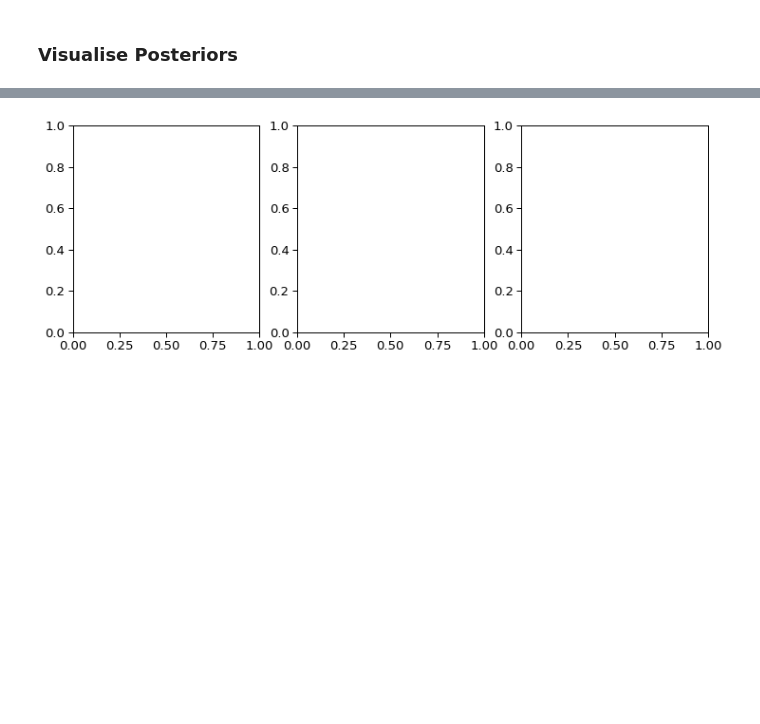
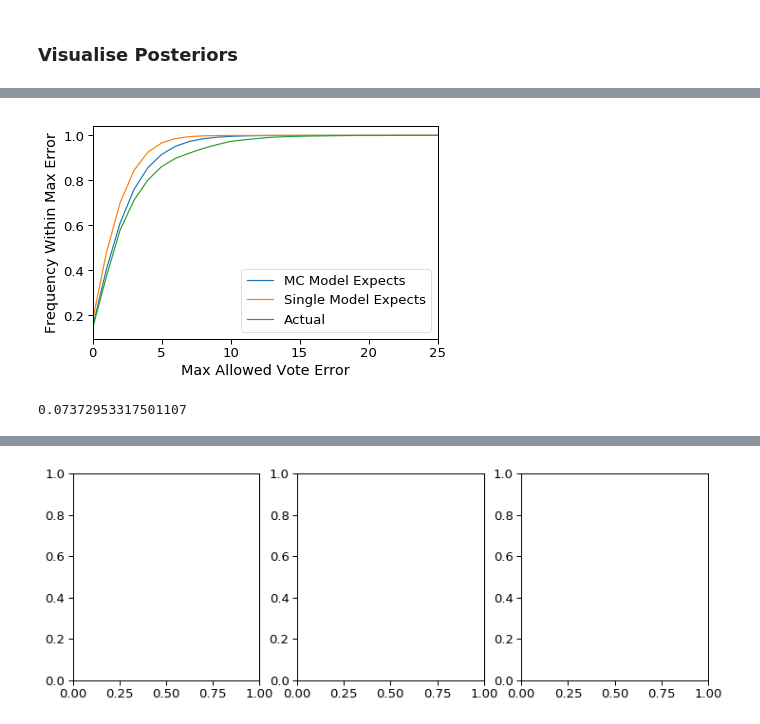
Before and after one commit to colinleach/zoobot, a Jupyter notebook: notebooks/aas_uncertainty.ipynb, the cells around one changed output, grey strips where cells are left out. Cells and saved outputs as stored; diff of their text form; code cells hidden in the pictures; blank space fills up the shorter version.

```diff
--- a/notebooks/aas_uncertainty.ipynb
+++ b/notebooks/aas_uncertainty.ipynb
@@ -173,0 +224,4 @@ See the caveats in the documentation: http://pandas.pydata.org/pandas-docs/stabl
+# %%
+single_state = metrics.load_iteration_state(single_save_dir)
+single_model = metrics.Model(single_state, name=model_name)
+single_sim_model = simulated_metrics.SimulatedModel(single_model, catalog)
@@ -216,0 +293,32 @@ fig = custom_samples(np.array(sim_model.model.samples[selected, :1]), np.array(s
+# %%
+fig, ax = plt.subplots()
+coverage_df = discrete_coverage.evaluate_discrete_coverage(sim_model.votes, sim_model.model.bin_probs).groupby('max_state_error').agg({'prediction': 'mean', 'observed': 'mean'}).reset_index()
+single_coverage_df = discrete_coverage.evaluate_discrete_coverage(single_sim_model.votes, single_sim_model.model.bin_probs).groupby('max_state_error').agg({'prediction': 'mean', 'observed': 'mean'}).reset_index()
+
+plt.plot(coverage_df['max_state_error'], coverage_df['prediction'], label='MC Model Expects')
+plt.plot(single_coverage_df['max_state_error'], single_coverage_df['prediction'], label='Single Model Expects')
+plt.plot(single_coverage_df['max_state_error'], coverage_df['observed'], label='Actual')
+
+# cols_to_plot = ['prediction', 'observed']
+# for col in cols_to_plot:
+#     sns.lineplot(data=df, x='max_state_error', y=col, ax=ax)
+#     legend_mapping = {
+#         'prediction': ,
+#         'observed': 'Actual',
+#         'prediction_calibrated': 'Calibrated Prediction'
+#     }
+#     ax.legend([legend_mapping[col] for col in cols_to_plot])
+ax.set_xlabel('Max Allowed Vote Error')
+ax.set_ylabel('Frequency Within Max Error')
+ax.legend()
+ax.xaxis.set_major_formatter(StrMethodFormatter('{x:.0f}'))  # must expect 'x' kw arg
+
+ax.set_xlim([0, 25])
+fig.tight_layout()
+fig.savefig('smooth_coverage_comparison_50_samples.png')
+# %% [output]
+[figure, added]
+# %%
+sim_model.abs_error.mean()
+# %% [output]
+0.07372953317501107
```
Also changed, not shown: parts of 74 cells of this notebook, 1 other file.
